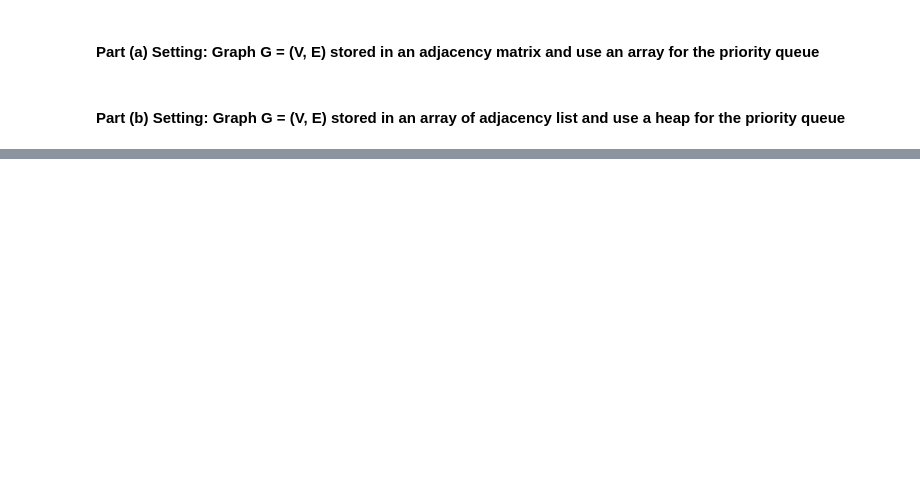
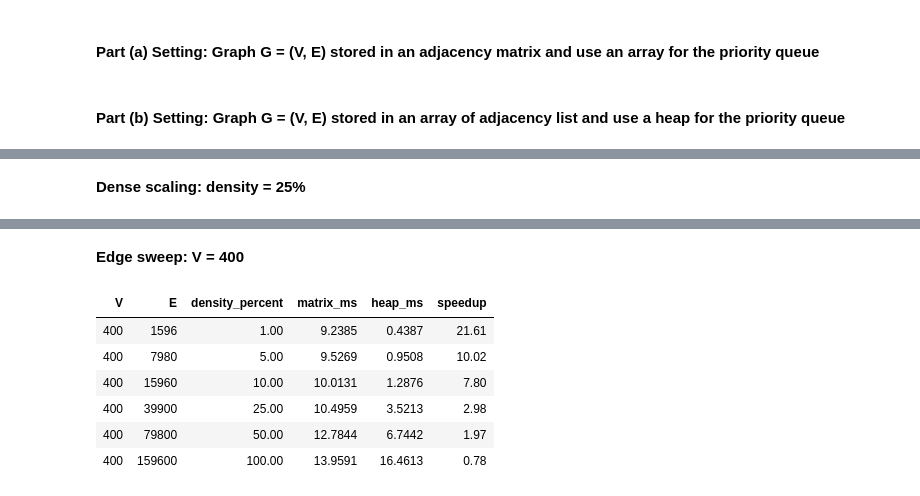
Before and after one commit to DasbootU9607/SC2001-Algorithm-Design-and-Analysis, a Jupyter notebook: Project 2/Project_2.ipynb, the cells around one changed output, grey strips where cells are left out. Drawn from its saved outputs; the diff is of its cells as text; code cells hidden in the pictures; blank space fills up the shorter version.

Commit message:
Add Dijkstra experiments and sanitized recorded results

```diff
--- a/Project 2/Project_2.ipynb
+++ b/Project 2/Project_2.ipynb
@@ -5,7 +16,7 @@
 # %%
 import math
 
-def dijkstra(matrix, source):
+def dijkstra_matrix(matrix, source):
     n = len(matrix)
 
     # Initiate shortest distance from souce to every other element to be infinitly
@@ -49,7 +60,7 @@ def dijkstra(matrix, source):
 import heapq
 import math
 
-def dijkstra(graph, source):
+def dijkstra_heap(graph, source):
     n = len(graph)
 
     # Initiate shortest distance from souce to every other element to be infinitly far
@@ -77,0 +125,14 @@ def dijkstra(graph, source):
+# %%
+def build_graphs(n, edges):
+    # edges contains (u, v, weight), with no duplicate edges
+    matrix = [[math.inf] * n for _ in range(n)]
+    graph = [[] for _ in range(n)]
+
+    for u in range(n):
+        matrix[u][u] = 0
+
+    for u, v, weight in edges:
+        matrix[u][v] = weight
+        graph[u].append((v, weight))
+
+    return matrix, graph
@@ -77,0 +422,53 @@ def dijkstra(graph, source):
+# %%
+group_columns = ["experiment", "V", "E", "density", "seed"]
+per_graph = (raw.groupby(group_columns + ["algorithm"])["seconds"]
+            .median().unstack("algorithm").reset_index())
+per_graph.columns.name = None
+per_graph = per_graph.rename(columns={"matrix": "matrix_seconds", "heap": "heap_seconds"})
+per_graph["speedup"] = per_graph["matrix_seconds"] / per_graph["heap_seconds"]
+per_graph.to_csv(RUN_DIR / "per_graph_medians.csv", index=False)
+
+summary = (per_graph.groupby(group_columns[:-1], as_index=False).agg(
+    matrix_seconds=("matrix_seconds", "median"),
+    matrix_min=("matrix_seconds", "min"), matrix_max=("matrix_seconds", "max"),
+    heap_seconds=("heap_seconds", "median"),
+    heap_min=("heap_seconds", "min"), heap_max=("heap_seconds", "max"),
+    speedup=("speedup", "median"), speedup_min=("speedup", "min"),
+    speedup_max=("speedup", "max"), graphs=("seed", "count")))
+assert len(summary) == len(settings) and summary["graphs"].eq(len(GRAPH_SEEDS)).all()
+summary.to_csv(RUN_DIR / "summary.csv", index=False)
+
+environment = {
+    "python": platform.python_version(), "platform": platform.system(),
+    "pandas": pd.__version__,
+    "matplotlib": matplotlib.__version__,
+    "timer": "perf_counter_ns (elapsed wall time)",
+    "timer_resolution_seconds": get_clock_info("perf_counter").resolution,
+    "vertex_counts": VERTEX_COUNTS, "edge_sweep_vertices": 400,
+    "densities": DENSITIES, "graph_seeds": GRAPH_SEEDS,
+    "source": SOURCE, "repeats": REPEATS, "warmups": 1,
+    "weight_range_inclusive": [WEIGHT_MIN, WEIGHT_MAX],
+    "case_order_seed": CASE_ORDER_SEED,
+    "generator": "random outward tree + shuffled remaining directed edges; nested by E",
+    "settings": [{"experiment": name, "V": n, "E": e} for name, n, e in settings],
+    "correctness_graph_source_checks": checks, "timed_calls": len(raw),
+    "graph_cases": len(cases), "benchmark_loop_seconds": benchmark_elapsed,
+    "summary": "median of five per-graph medians; each graph has three measured repeats",
+    "error_bars": "min/max across five per-graph medians, not confidence intervals",
+    "speedup": "median of five paired matrix/heap ratios",
+    "limitations": "one machine; normal GC; warm runs; V<=800; tree-augmented positive-weight graphs",
+}
+(RUN_DIR / "environment.json").write_text(json.dumps(environment, indent=2), encoding="utf-8")
+
+for experiment, title in [("sparse_scaling", "Sparse scaling: E = 4V"),
+                          ("dense_scaling", "Dense scaling: density = 25%"),
+                          ("edge_sweep", "Edge sweep: V = 400")]:
+    table = summary[summary["experiment"] == experiment].sort_values(["V", "E"]).copy()
+    table["density_percent"] = table["density"] * 100
+    table["matrix_ms"] = table["matrix_seconds"] * 1000
+    table["heap_ms"] = table["heap_seconds"] * 1000
+    display(Markdown(f"**{title}**"))
+    display(table[["V", "E", "density_percent", "matrix_ms", "heap_ms", "speedup"]]
+            .style.format({"density_percent": "{:.2f}", "matrix_ms": "{:.4f}",
+                           "heap_ms": "{:.4f}", "speedup": "{:.2f}"}).hide(axis="index"))
+# %% [output]
@@ -77,0 +481 @@ def dijkstra(graph, source):
+**Dense scaling: density = 25%**
@@ -77,0 +487,8 @@ def dijkstra(graph, source):
+**Edge sweep: V = 400**
+| V | E | density_percent | matrix_ms | heap_ms | speedup |
+| 400 | 1596 | 1.00 | 9.2385 | 0.4387 | 21.61 |
+| 400 | 7980 | 5.00 | 9.5269 | 0.9508 | 10.02 |
+| 400 | 15960 | 10.00 | 10.0131 | 1.2876 | 7.80 |
+| 400 | 39900 | 25.00 | 10.4959 | 3.5213 | 2.98 |
+| 400 | 79800 | 50.00 | 12.7844 | 6.7442 | 1.97 |
+| 400 | 159600 | 100.00 | 13.9591 | 16.4613 | 0.78 |
```
Also changed, not shown: parts of 16 cells of this notebook, 12 other files.
